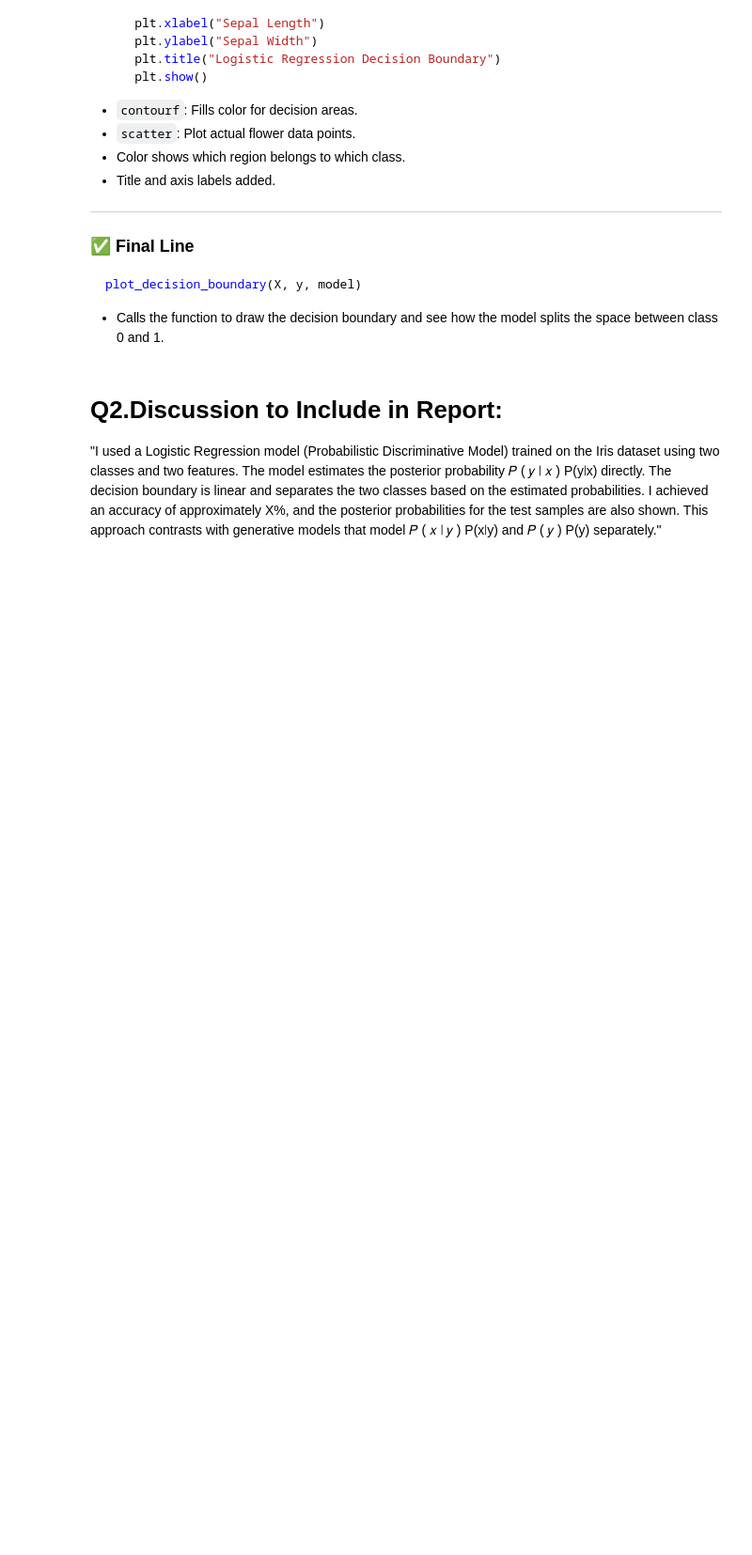
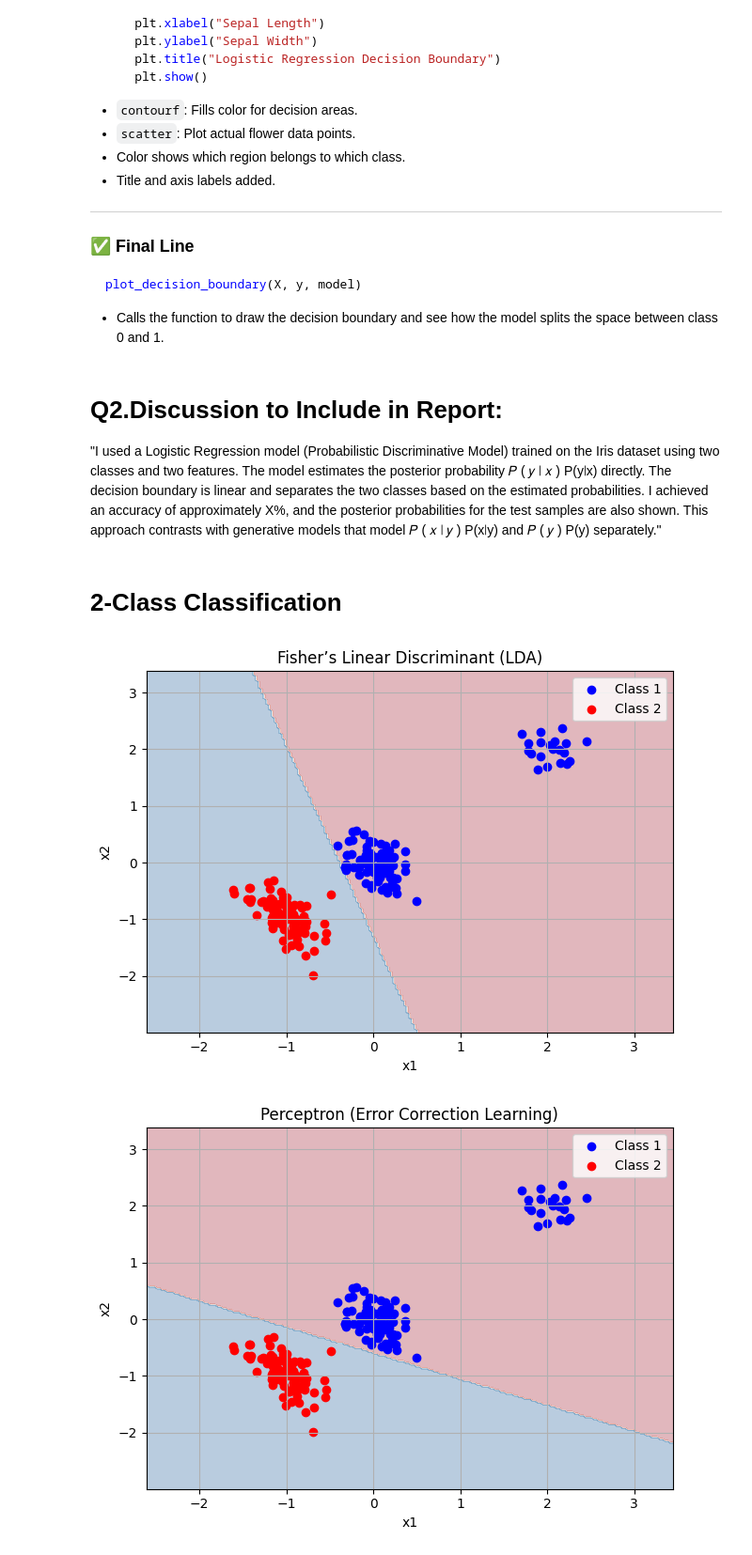
Before and after one commit to samiha-mahin/assignment-ml-kobe-university, a Jupyter notebook: ML_Assignment.ipynb, the cells around one changed output. Shown at 94% size. Cells and saved outputs as stored; diff of their text form; code cells hidden in the pictures; blank space fills up the shorter version.

```diff
--- a/ML_Assignment.ipynb
+++ b/ML_Assignment.ipynb
@@ -279,3 +279,72 @@ P(x∣y) and
 𝑦
 )
 P(y) separately."
+# %% [markdown]
+# **2-Class Classification**
+# %%
+import numpy as np
+import matplotlib.pyplot as plt
+from sklearn.discriminant_analysis import LinearDiscriminantAnalysis
+from sklearn.linear_model import Perceptron, LogisticRegression
+
+# Set seed for reproducibility
+np.random.seed(42)
+
+# Inverse of the covariance matrix given
+cov_matrix = np.array([[30, 10], [10, 15]])
+inv_cov_matrix = np.linalg.inv(cov_matrix)
+
+# Class 1 data
+N1 = 80
+N1_prime = 20
+mu1 = np.array([0, 0])
+mu1_prime = np.array([2, 2])
+X1 = np.random.multivariate_normal(mu1, inv_cov_matrix, N1)
+X1_prime = np.random.multivariate_normal(mu1_prime, inv_cov_matrix, N1_prime)
+
+# Class 2 data
+N2 = 100
+mu2 = np.array([-1, -1])
+X2 = np.random.multivariate_normal(mu2, inv_cov_matrix, N2)
+
+# Combine data
+X = np.vstack((X1, X1_prime, X2))
+y = np.array([0]*(N1 + N1_prime) + [1]*N2)  # 0: class 1, 1: class 2
+
+# Function to plot decision boundary
+def plot_decision_boundary(X, y, model, title):
+    x_min, x_max = X[:, 0].min() - 1, X[:, 0].max() + 1
+    y_min, y_max = X[:, 1].min() - 1, X[:, 1].max() + 1
+    xx, yy = np.meshgrid(np.linspace(x_min, x_max, 200),
+                         np.linspace(y_min, y_max, 200))
+    Z = model.predict(np.c_[xx.ravel(), yy.ravel()])
+    Z = Z.reshape(xx.shape)
+
+    plt.contourf(xx, yy, Z, alpha=0.3, cmap=plt.cm.RdBu)
+    plt.scatter(X[y==0][:, 0], X[y==0][:, 1], c='blue', label='Class 1')
+    plt.scatter(X[y==1][:, 0], X[y==1][:, 1], c='red', label='Class 2')
+    plt.title(title)
+    plt.xlabel('x1')
+    plt.ylabel('x2')
+    plt.legend()
+    plt.grid(True)
+    plt.tight_layout()
+    plt.show()
+
+# Apply LDA
+lda = LinearDiscriminantAnalysis()
+lda.fit(X, y)
+plot_decision_boundary(X, y, lda, "Fisher’s Linear Discriminant (LDA)")
+
+# Apply Perceptron (Error Correction Learning)
+perceptron = Perceptron(max_iter=1000, tol=1e-3, random_state=42)
+perceptron.fit(X, y)
+plot_decision_boundary(X, y, perceptron, "Perceptron (Error Correction Learning)")
+
+# Apply Logistic Regression using IRLS
+logreg = LogisticRegression(solver='lbfgs')  # IRLS used internally
+logreg.fit(X, y)
+plot_decision_boundary(X, y, logreg, "Logistic Regression (IRLS)")
+# %% [output]
+[figure, added]
+[figure, added]
```
Also changed, not shown: parts of 2 cells of this notebook.
